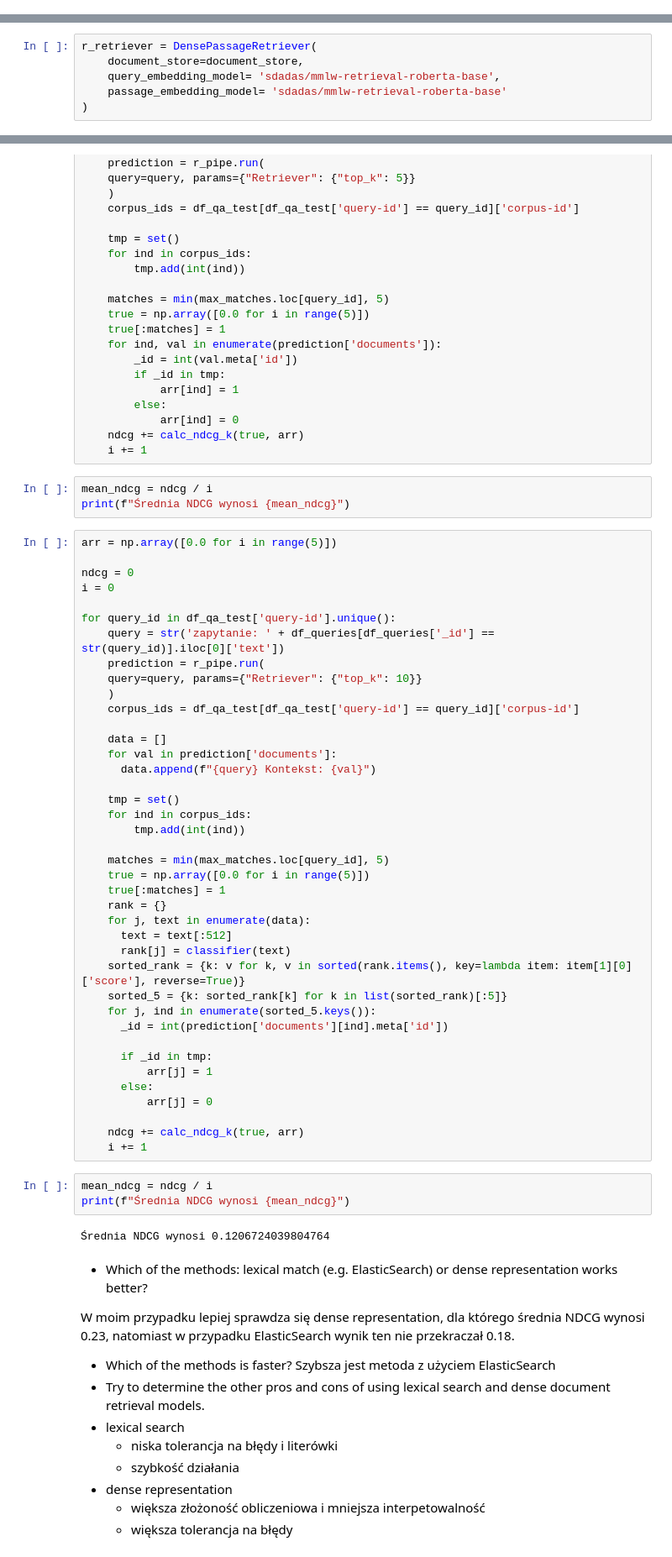
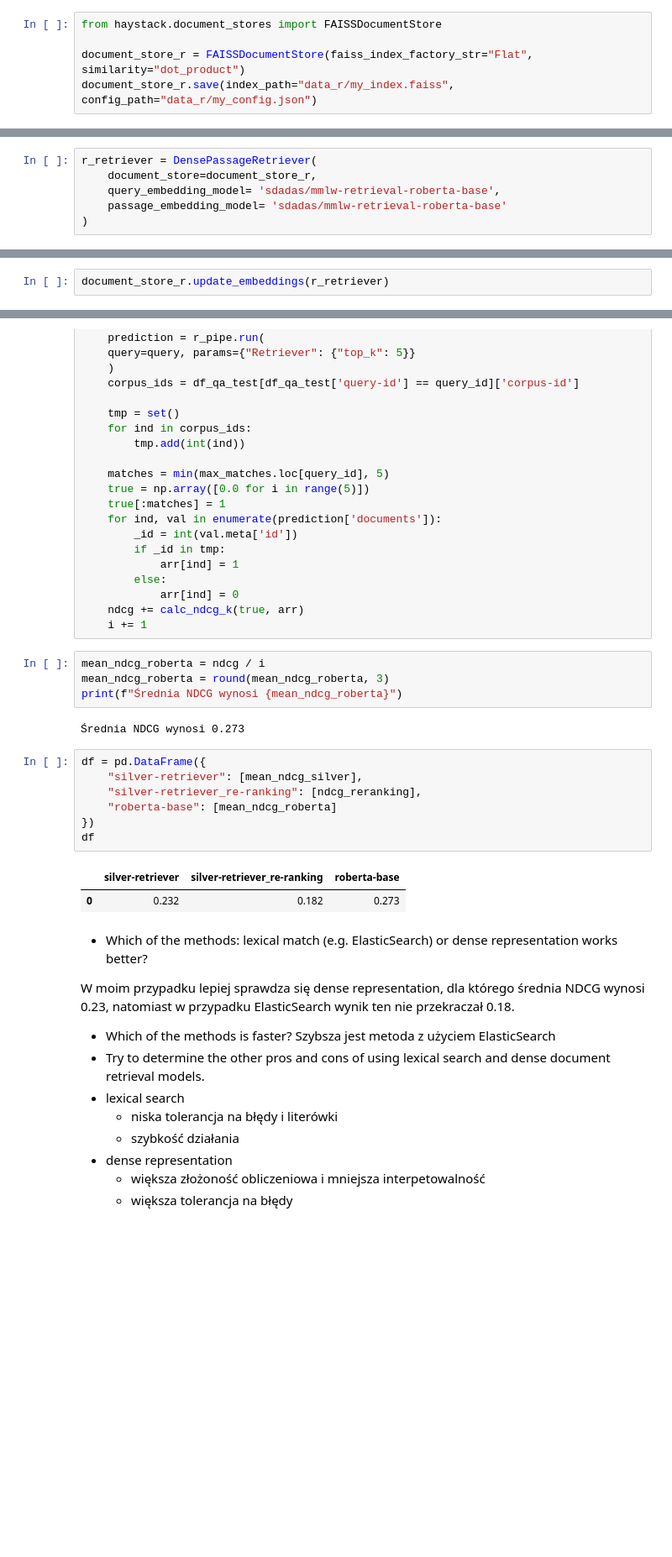
Before and after one commit to aslez123/nlp, a Jupyter notebook: lab_8/NLP_lab_8.ipynb, the cells around one changed output, grey strips where cells are left out. Shown at 84% size. Drawn from its saved outputs; the diff is of its cells as text; blank space fills up the shorter version.

```diff
--- a/lab_8/NLP_lab_8.ipynb
+++ b/lab_8/NLP_lab_8.ipynb
@@ -302,2 +270,7 @@ print(f"Średnia NDCG wynosi {mean_ndcg}")
 # %% [markdown]
 ## Use a different dense encoder, e.g. E5 large or Polish Roberta Base and compute NDCG@5.
+# %%
+from haystack.document_stores import FAISSDocumentStore
+
+document_store_r = FAISSDocumentStore(faiss_index_factory_str="Flat", similarity="dot_product")
+document_store_r.save(index_path="data_r/my_index.faiss", config_path="data_r/my_config.json")
@@ -304,6 +286,6 @@ print(f"Średnia NDCG wynosi {mean_ndcg}")
 # %%
 r_retriever = DensePassageRetriever(
-    document_store=document_store,
+    document_store=document_store_r,
     query_embedding_model= 'sdadas/mmlw-retrieval-roberta-base',
     passage_embedding_model= 'sdadas/mmlw-retrieval-roberta-base'
 )
@@ -320,0 +303,2 @@ INFO:haystack.modeling.model.language_model:Auto-detected model language: englis
+# %%
+document_store_r.update_embeddings(r_retriever)
@@ -352,53 +336,21 @@ for query_id in df_qa_test['query-id'].unique():
     ndcg += calc_ndcg_k(true, arr)
     i += 1
 # %%
-mean_ndcg = ndcg / i
-print(f"Średnia NDCG wynosi {mean_ndcg}")
+mean_ndcg_roberta = ndcg / i
+mean_ndcg_roberta = round(mean_ndcg_roberta, 3)
+print(f"Średnia NDCG wynosi {mean_ndcg_roberta}")
+# %% [output]
+Średnia NDCG wynosi 0.273
-# %%
-arr = np.array([0.0 for i in range(5)])
-
-ndcg = 0
-i = 0
-
-for query_id in df_qa_test['query-id'].unique():
-    query = str('zapytanie: ' + df_queries[df_queries['_id'] == str(query_id)].iloc[0]['text'])
-    prediction = r_pipe.run(
-    query=query, params={"Retriever": {"top_k": 10}}
-    )
-    corpus_ids = df_qa_test[df_qa_test['query-id'] == query_id]['corpus-id']
-
-    data = []
-    for val in prediction['documents']:
-      data.append(f"{query} Kontekst: {val}")
-
-    tmp = set()
-    for ind in corpus_ids:
-        tmp.add(int(ind))
-
-    matches = min(max_matches.loc[query_id], 5)
-    true = np.array([0.0 for i in range(5)])
-    true[:matches] = 1
-    rank = {}
-    for j, text in enumerate(data):
-      text = text[:512]
-      rank[j] = classifier(text)
-    sorted_rank = {k: v for k, v in sorted(rank.items(), key=lambda item: item[1][0]['score'], reverse=True)}
-    sorted_5 = {k: sorted_rank[k] for k in list(sorted_rank)[:5]}
-    for j, ind in enumerate(sorted_5.keys()):
-      _id = int(prediction['documents'][ind].meta['id'])
-
-      if _id in tmp:
-          arr[j] = 1
-      else:
-          arr[j] = 0
-
-    ndcg += calc_ndcg_k(true, arr)
-    i += 1
-# %%
-mean_ndcg = ndcg / i
-print(f"Średnia NDCG wynosi {mean_ndcg}")
-# %% [output]
-Średnia NDCG wynosi 0.1206724039804764
+# %%
+df = pd.DataFrame({
+    "silver-retriever": [mean_ndcg_silver],
+    "silver-retriever_re-ranking": [ndcg_reranking],
+    "roberta-base": [mean_ndcg_roberta]
+})
+df
+# %% [output]
+|  | silver-retriever | silver-retriever_re-ranking | roberta-base |
+| 0 | 0.232 | 0.182 | 0.273 |
 # %% [markdown]
 *   Which of the methods: lexical match (e.g. ElasticSearch) or dense representation works better?
 
```
Also changed, not shown: parts of 9 cells of this notebook.
